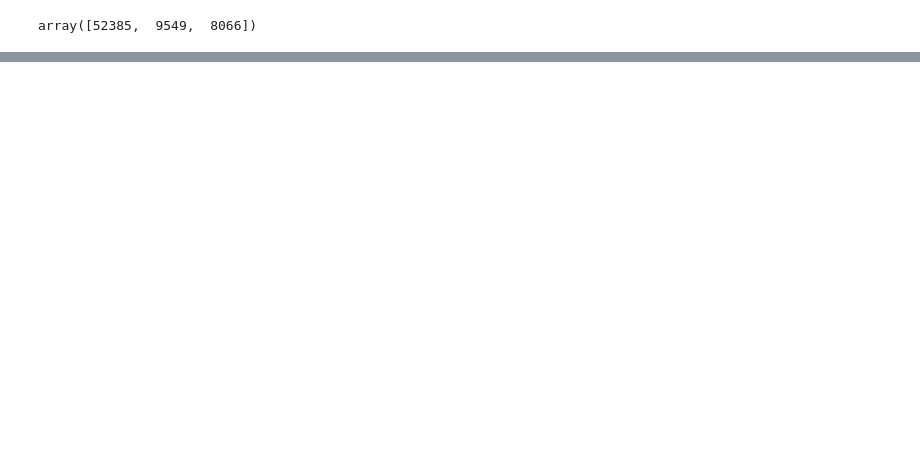
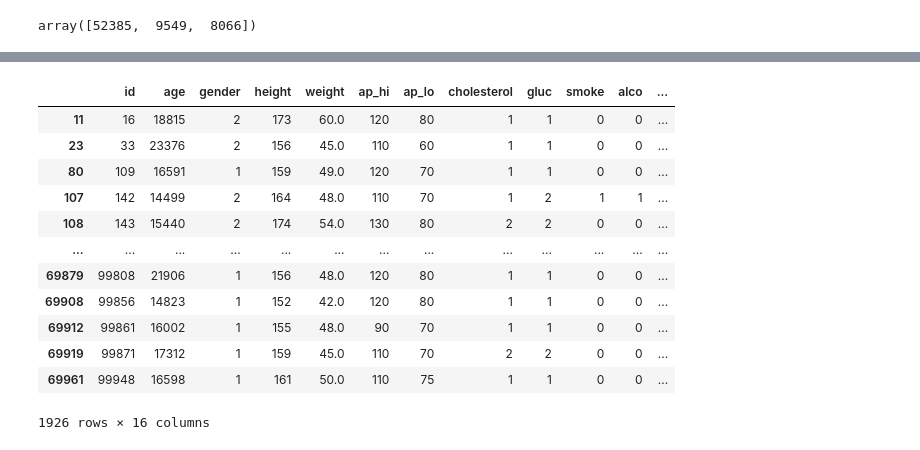
Before and after one commit to Umite93/UE_ML_AI24, a Jupyter notebook: Labb_ML/Disease_Prediction.ipynb, the cells around one changed output, grey strips where cells are left out. Saved outputs shown, nothing was run; the diff lists cells and outputs as text; code cells hidden in the pictures; blank space fills up the shorter version.

```diff
--- a/Labb_ML/Disease_Prediction.ipynb
+++ b/Labb_ML/Disease_Prediction.ipynb
@@ -38,0 +91,16 @@ plt.show()
+# %%
+df[df["bmi"]<= 20]
+# %% [output]
+|  | id | age | gender | height | weight | ap_hi | ap_lo | cholesterol | gluc | smoke | alco | ... |
+| 11 | 16 | 18815 | 2 | 173 | 60.0 | 120 | 80 | 1 | 1 | 0 | 0 | ... |
+| 23 | 33 | 23376 | 2 | 156 | 45.0 | 110 | 60 | 1 | 1 | 0 | 0 | ... |
+| 80 | 109 | 16591 | 1 | 159 | 49.0 | 120 | 70 | 1 | 1 | 0 | 0 | ... |
+| 107 | 142 | 14499 | 2 | 164 | 48.0 | 110 | 70 | 1 | 2 | 1 | 1 | ... |
+| 108 | 143 | 15440 | 2 | 174 | 54.0 | 130 | 80 | 2 | 2 | 0 | 0 | ... |
+| ... | ... | ... | ... | ... | ... | ... | ... | ... | ... | ... | ... | ... |
+| 69879 | 99808 | 21906 | 1 | 156 | 48.0 | 120 | 80 | 1 | 1 | 0 | 0 | ... |
+| 69908 | 99856 | 14823 | 1 | 152 | 42.0 | 120 | 80 | 1 | 1 | 0 | 0 | ... |
+| 69912 | 99861 | 16002 | 1 | 155 | 48.0 | 90 | 70 | 1 | 1 | 0 | 0 | ... |
+| 69919 | 99871 | 17312 | 1 | 159 | 45.0 | 110 | 70 | 2 | 2 | 0 | 0 | ... |
+| 69961 | 99948 | 16598 | 1 | 161 | 50.0 | 110 | 75 | 1 | 1 | 0 | 0 | ... |
+1926 rows × 16 columns
```
Also changed, not shown: parts of 9 cells of this notebook.
